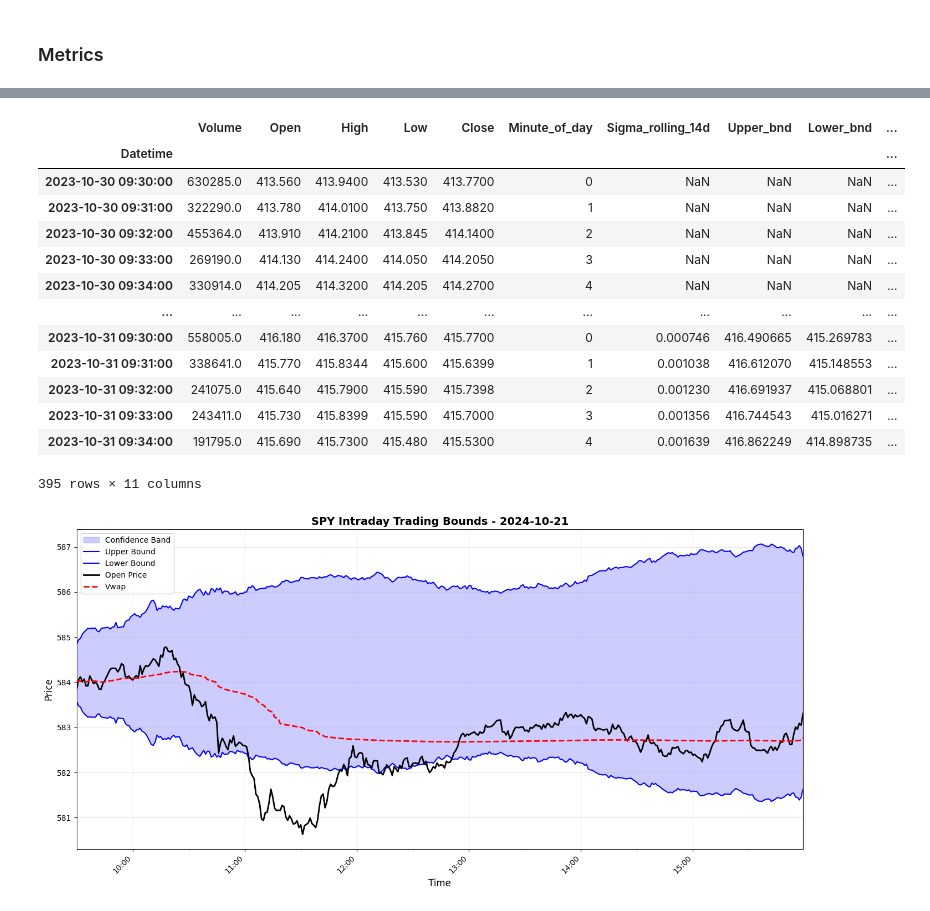
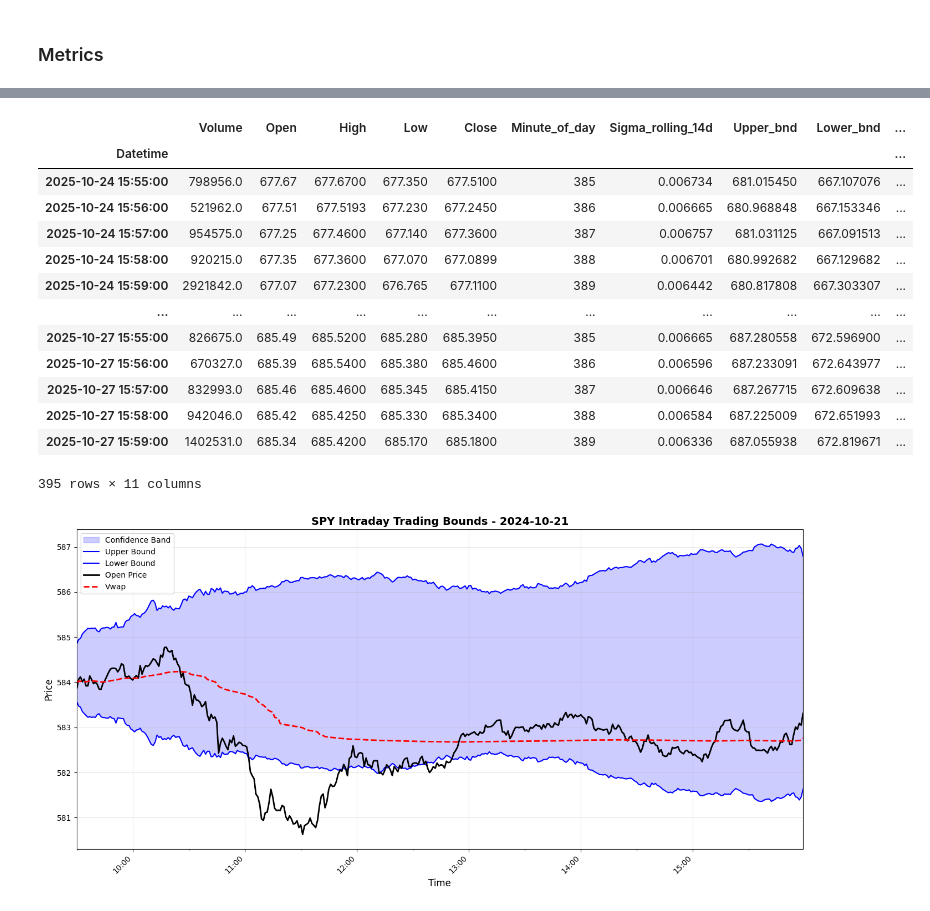
Before and after one commit to blackswan-quants/intraday-momentum, a Jupyter notebook: notebooks/Replicating.ipynb, the cells around one changed output, grey strips where cells are left out. Saved outputs shown, nothing was run; the diff lists cells and outputs as text; code cells hidden in the pictures.

```diff
--- a/notebooks/Replicating.ipynb
+++ b/notebooks/Replicating.ipynb
@@ -122,19 +117,19 @@ df_spy, df_spy_daily = mc.from_clean_df(df_spy, df_dividends)
 # %%
-df_spy.head(395)
+df_spy.tail(395)
 # %% [output]
 |  | Volume | Open | High | Low | Close | Minute_of_day | Sigma_rolling_14d | Upper_bnd | Lower_bnd | ... |
 | Datetime |  |  |  |  |  |  |  |  |  | ... |
-| 2023-10-30 09:30:00 | 630285.0 | 413.560 | 413.9400 | 413.530 | 413.7700 | 0 | NaN | NaN | NaN | ... |
-| 2023-10-30 09:31:00 | 322290.0 | 413.780 | 414.0100 | 413.750 | 413.8820 | 1 | NaN | NaN | NaN | ... |
-| 2023-10-30 09:32:00 | 455364.0 | 413.910 | 414.2100 | 413.845 | 414.1400 | 2 | NaN | NaN | NaN | ... |
-| 2023-10-30 09:33:00 | 269190.0 | 414.130 | 414.2400 | 414.050 | 414.2050 | 3 | NaN | NaN | NaN | ... |
-| 2023-10-30 09:34:00 | 330914.0 | 414.205 | 414.3200 | 414.205 | 414.2700 | 4 | NaN | NaN | NaN | ... |
+| 2025-10-24 15:55:00 | 798956.0 | 677.67 | 677.6700 | 677.350 | 677.5100 | 385 | 0.006734 | 681.015450 | 667.107076 | ... |
+| 2025-10-24 15:56:00 | 521962.0 | 677.51 | 677.5193 | 677.230 | 677.2450 | 386 | 0.006665 | 680.968848 | 667.153346 | ... |
+| 2025-10-24 15:57:00 | 954575.0 | 677.25 | 677.4600 | 677.140 | 677.3600 | 387 | 0.006757 | 681.031125 | 667.091513 | ... |
+| 2025-10-24 15:58:00 | 920215.0 | 677.35 | 677.3600 | 677.070 | 677.0899 | 388 | 0.006701 | 680.992682 | 667.129682 | ... |
+| 2025-10-24 15:59:00 | 2921842.0 | 677.07 | 677.2300 | 676.765 | 677.1100 | 389 | 0.006442 | 680.817808 | 667.303307 | ... |
 | ... | ... | ... | ... | ... | ... | ... | ... | ... | ... | ... |
-| 2023-10-31 09:30:00 | 558005.0 | 416.180 | 416.3700 | 415.760 | 415.7700 | 0 | 0.000746 | 416.490665 | 415.269783 | ... |
-| 2023-10-31 09:31:00 | 338641.0 | 415.770 | 415.8344 | 415.600 | 415.6399 | 1 | 0.001038 | 416.612070 | 415.148553 | ... |
-| 2023-10-31 09:32:00 | 241075.0 | 415.640 | 415.7900 | 415.590 | 415.7398 | 2 | 0.001230 | 416.691937 | 415.068801 | ... |
-| 2023-10-31 09:33:00 | 243411.0 | 415.730 | 415.8399 | 415.590 | 415.7000 | 3 | 0.001356 | 416.744543 | 415.016271 | ... |
-| 2023-10-31 09:34:00 | 191795.0 | 415.690 | 415.7300 | 415.480 | 415.5300 | 4 | 0.001639 | 416.862249 | 414.898735 | ... |
+| 2025-10-27 15:55:00 | 826675.0 | 685.49 | 685.5200 | 685.280 | 685.3950 | 385 | 0.006665 | 687.280558 | 672.596900 | ... |
+| 2025-10-27 15:56:00 | 670327.0 | 685.39 | 685.5400 | 685.380 | 685.4600 | 386 | 0.006596 | 687.233091 | 672.643977 | ... |
+| 2025-10-27 15:57:00 | 832993.0 | 685.46 | 685.4600 | 685.345 | 685.4150 | 387 | 0.006646 | 687.267715 | 672.609638 | ... |
+| 2025-10-27 15:58:00 | 942046.0 | 685.42 | 685.4250 | 685.330 | 685.3400 | 388 | 0.006584 | 687.225009 | 672.651993 | ... |
+| 2025-10-27 15:59:00 | 1402531.0 | 685.34 | 685.4200 | 685.170 | 685.1800 | 389 | 0.006336 | 687.055938 | 672.819671 | ... |
 395 rows × 11 columns
 # %%
 import matplotlib.pyplot as plt
```
Also changed, not shown: parts of 8 cells of this notebook, 1 other file.
